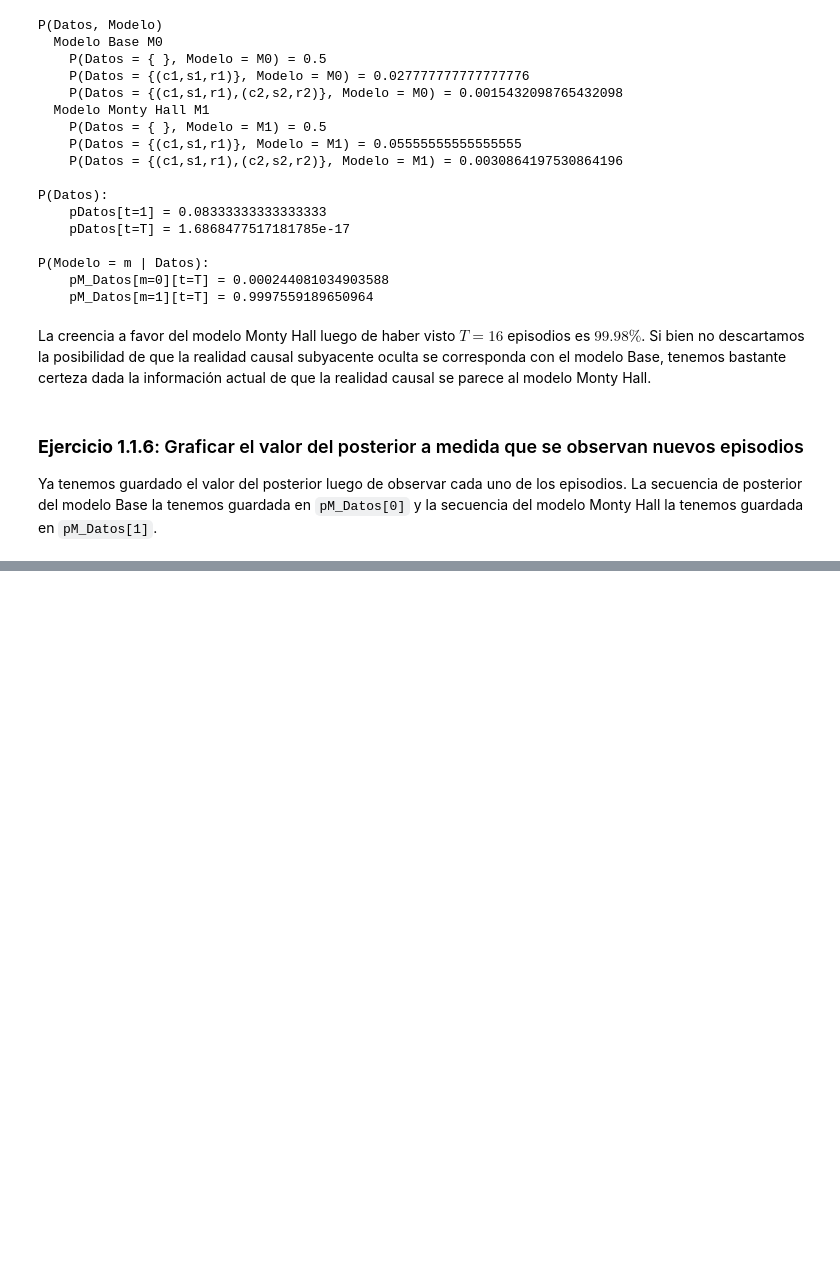
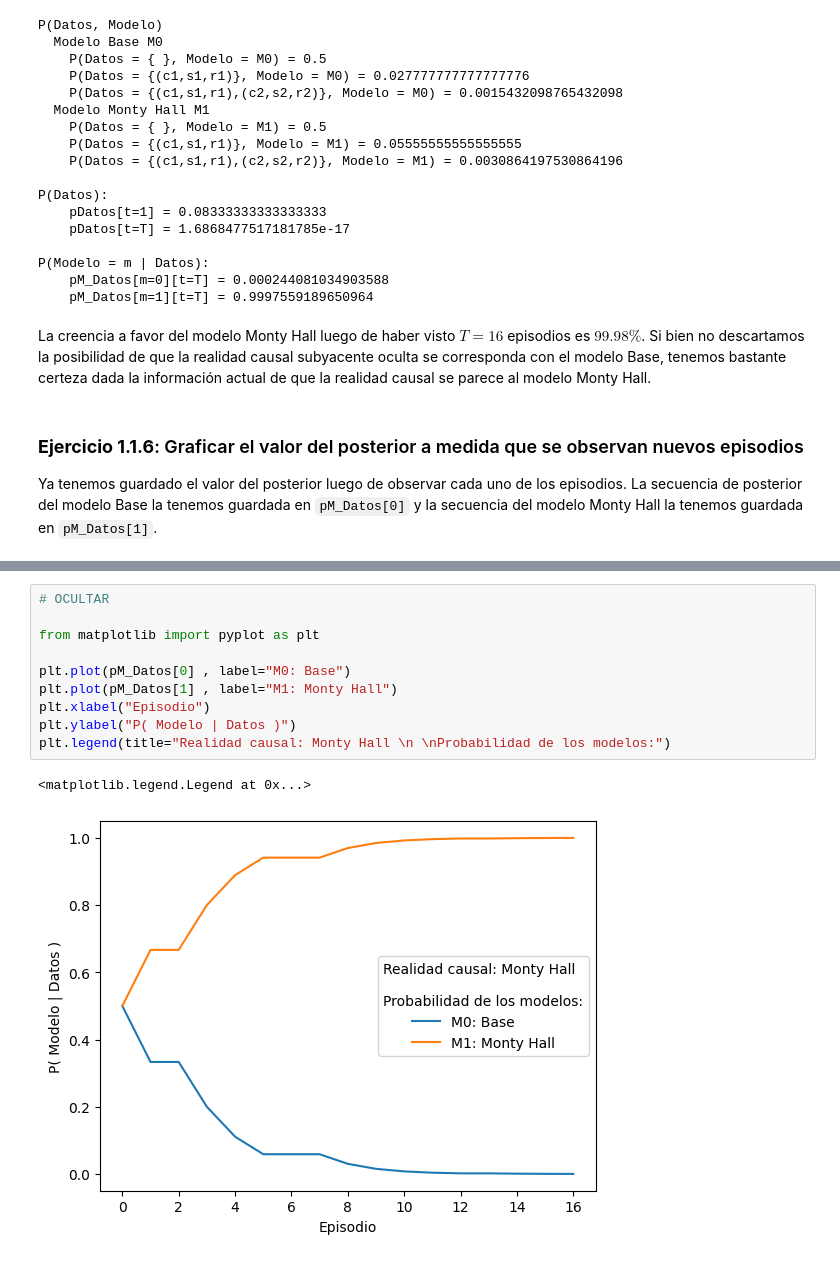
Before and after one commit to glandfried/Breve2024, a Jupyter notebook: laboratorio/01-modelos/notebook_01_ejercicios.ipynb, the cells around one changed output, grey strips where cells are left out. Saved outputs shown, nothing was run; the diff lists cells and outputs as text; blank space fills up the shorter version.

Commit message:
Ejercicios modelos

```diff
--- a/laboratorio/01-modelos/notebook_01_ejercicios.ipynb
+++ b/laboratorio/01-modelos/notebook_01_ejercicios.ipynb
@@ -412,0 +458,13 @@ plt.plot()
+# %%
+# OCULTAR
+
+from matplotlib import pyplot as plt
+
+plt.plot(pM_Datos[0] , label="M0: Base")
+plt.plot(pM_Datos[1] , label="M1: Monty Hall")
+plt.xlabel("Episodio")
+plt.ylabel("P( Modelo | Datos )")
+plt.legend(title="Realidad causal: Monty Hall \n \nProbabilidad de los modelos:")
+# %% [output]
+<matplotlib.legend.Legend at 0x...>
+[figure, added]
```
Also changed, not shown: parts of 47 cells of this notebook, 5 other files.
